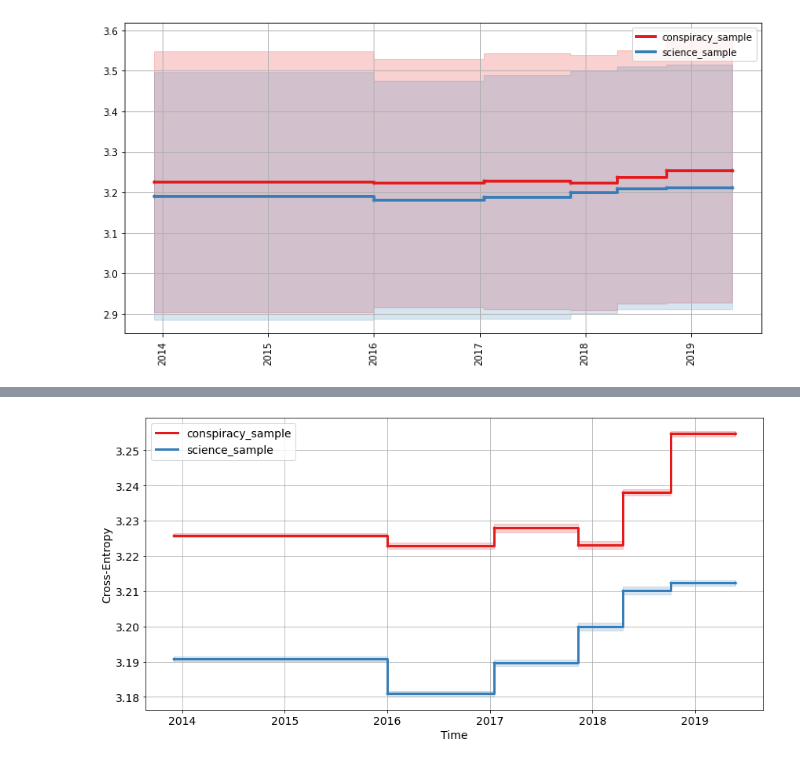
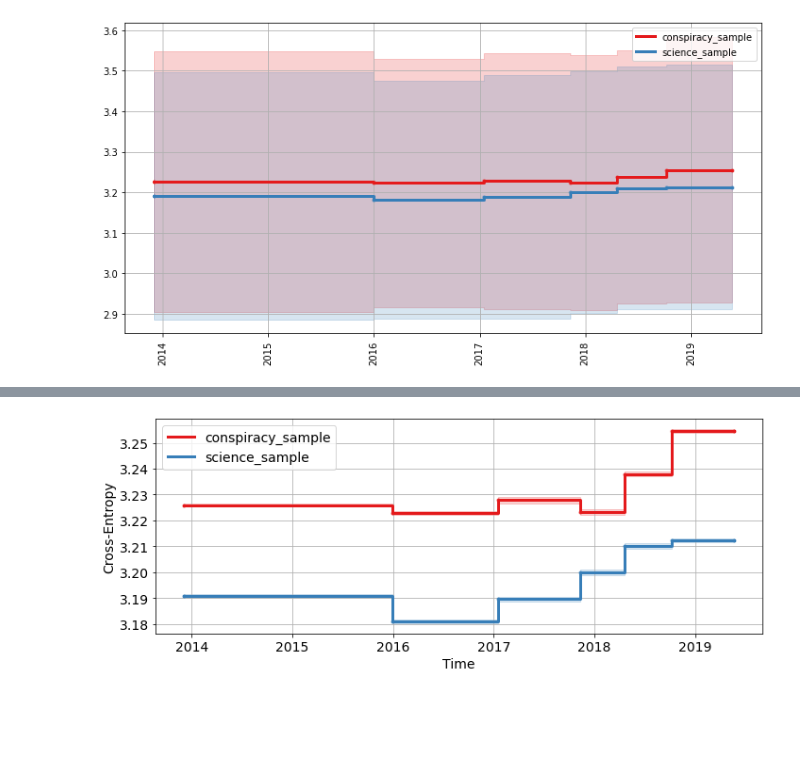
Before and after one commit to dearden/thesis_flat_earth, a Jupyter notebook: 6.2 - Language Change/6.2.4.5 - CE all subs to forum (PoS).ipynb, the cells around one changed output, grey strips where cells are left out. Drawn from its saved outputs; the diff is of its cells as text; code cells hidden in the pictures; blank space fills up the shorter version.

```diff
--- a/6.2 - Language Change/6.2.4.5 - CE all subs to forum (PoS).ipynb
+++ b/6.2 - Language Change/6.2.4.5 - CE all subs to forum (PoS).ipynb
@@ -112,7 +112,7 @@ def get_sub_ce(sub_info, snapshots, curr_dir):
     chunk_info.index = chunks.index
     return snapshots.calculate_cross_entropies(chunks["chunk"], chunk_info["time"])
 # %%
-read_from_file = False
+read_from_file = True
 # %%
 %%time
 fe_sub_ce = dict()
@@ -345,34 +345,34 @@ ce_runs["conspiracy_sample"]
 | 2018-04-20 09:03:11 | 3.237444 | 3.239322 | 3.237185 | 3.238743 | 3.237040 | 3.238092 | 3.238123 | 3.239369 | 3.236796 | 3.237677 |
 | 2018-10-07 05:55:37 | 3.254942 | 3.254920 | 3.254445 | 3.255165 | 3.255413 | 3.253649 | 3.253447 | 3.254503 | 3.254817 | 3.255573 |
 # %%
-fig, ax = plt.subplots(figsize=(12, 6))
+fig, ax = plt.subplots(figsize=(10, 4))
 
 for sub_name, ce_run in ce_runs.items():
     avg_ce_over_time = ce_run.mean(axis=1)
     std_ce_over_time = ce_run.std(axis=1)
 
     curr_end_dates = end_dates.loc[avg_ce_over_time.index]
 
 
     plot_group_similarity_across_runs_stepped(avg_ce_over_time,
                                               std_ce_over_time,
                                               ax,
                                               colour=ot_colour_dict[sub_name],
                                               line_style=ot_marker_dict[sub_name],
                                               label=sub_name,
                                               fill_alpha=0.2, end_dates=curr_end_dates)
 
 ax.set_xlabel("Time", fontsize=14)
 ax.set_ylabel("Cross-Entropy", fontsize=14)
 plt.setp(ax.get_xticklabels(), fontsize=14, rotation=0)
 plt.setp(ax.get_yticklabels(), fontsize=14)
 
 ax.grid()
 ax.legend(fontsize=14)
 
 plt.tight_layout()
 
-# fig.savefig(os.path.join(OUT_DIR, "ot_reddit_ce_to_tfes.pdf"))
+fig.savefig(os.path.join(OUT_DIR, "ot_reddit_pos_ce_to_tfes.pdf"))
 plt.show()
 # %% [output]
-[figure, old version]
+[figure, new version]
```
Also changed, not shown: parts of 6 cells of this notebook, 14 other files.
